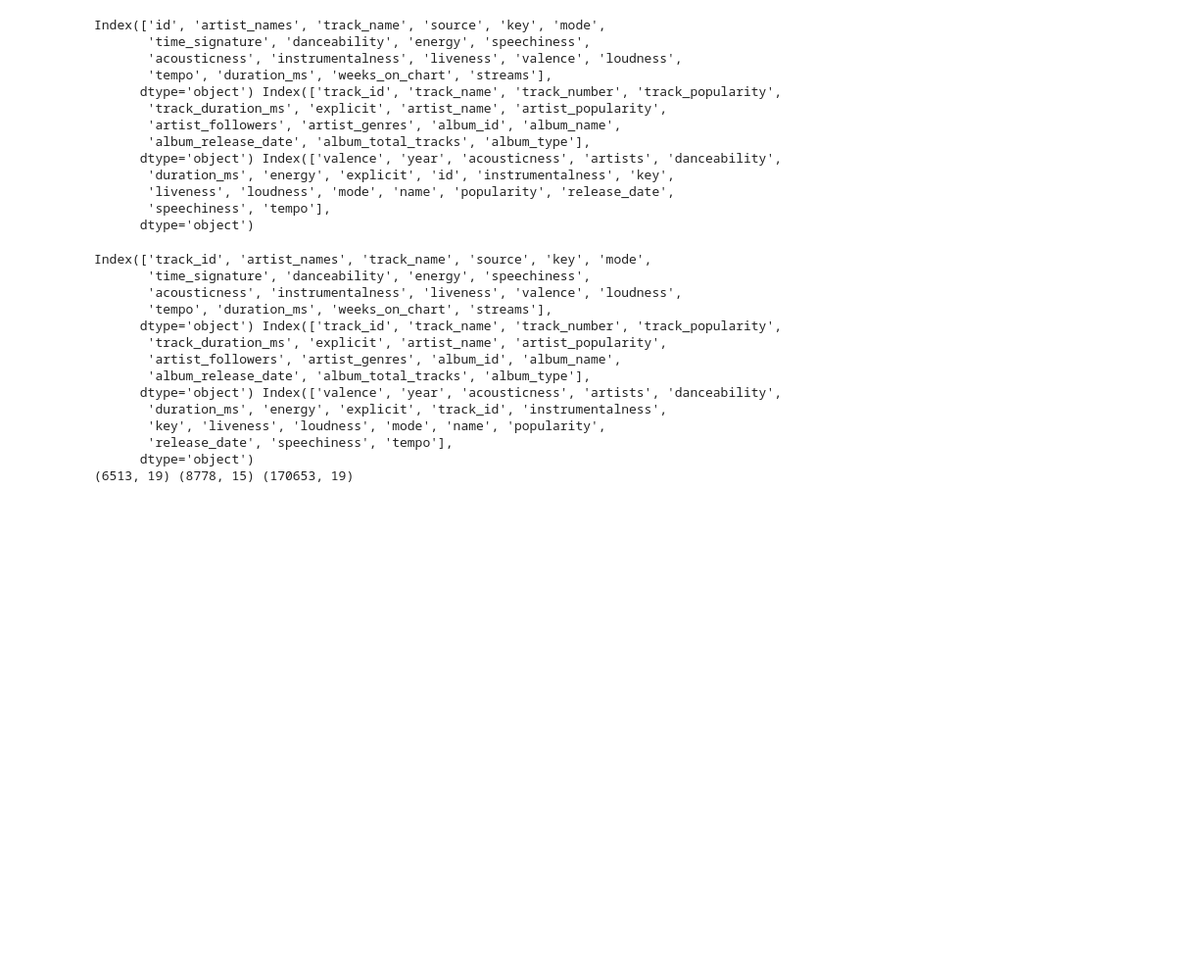
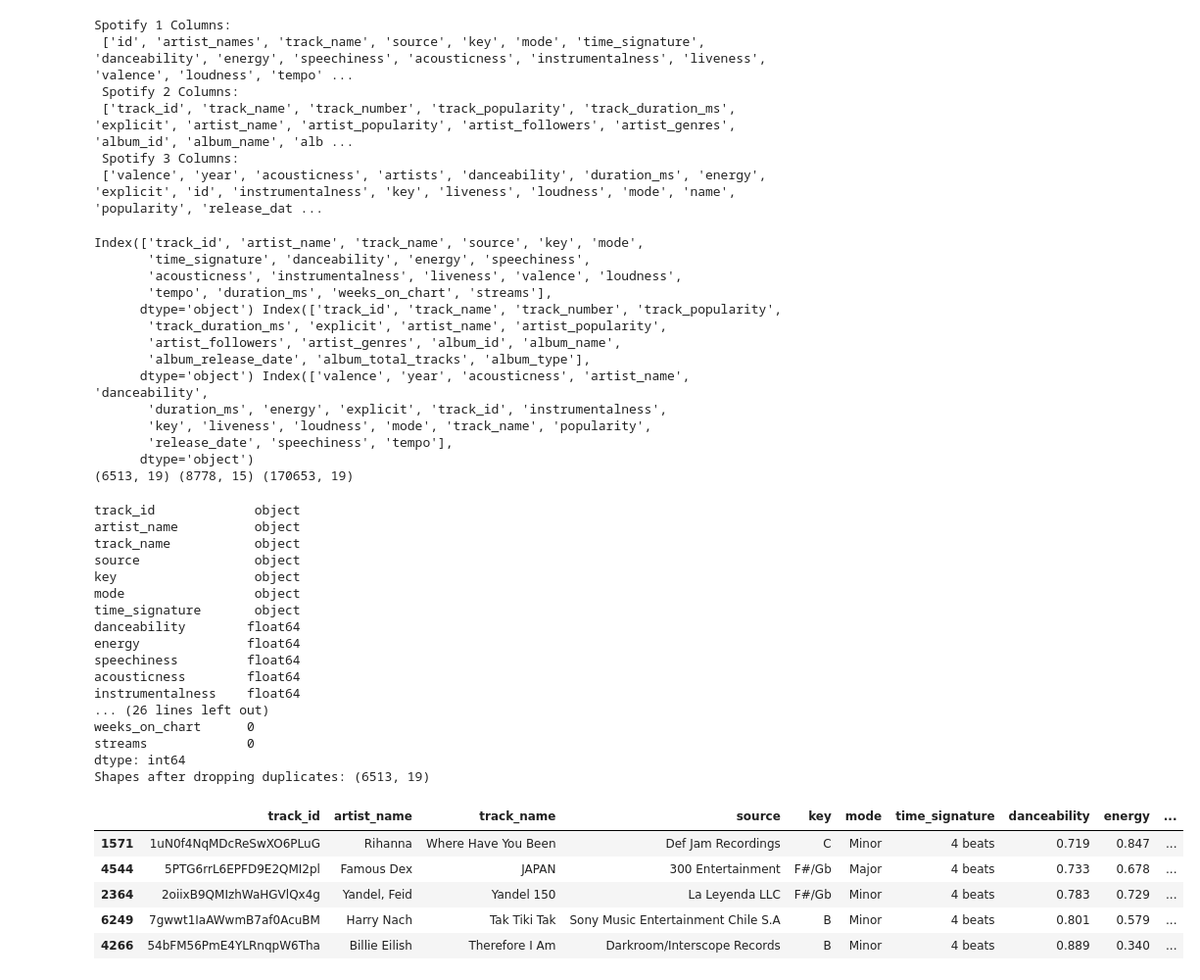
Before and after one commit to renlovette/cpsc368_group-7, a Jupyter notebook: data/spotify_clean.ipynb, the cells around one changed output. Shown at 98% size. Drawn from its saved outputs; the diff is of its cells as text; code cells hidden in the pictures; blank space fills up the shorter version.

```diff
--- a/data/spotify_clean.ipynb
+++ b/data/spotify_clean.ipynb
@@ -11,31 +11,29 @@ spotify_2 = pd.read_csv("raw/spotify_2.csv")
 spotify_3 = pd.read_csv("raw/spotify_3.csv")
 
 # list columns of all three datasets
-print(spotify_1.columns, spotify_2.columns, spotify_3.columns)
+print("Spotify 1 Columns: \n", spotify_1.columns.tolist(), "\n Spotify 2 Columns:\n", spotify_2.columns.tolist(), "\n Spotify 3 Columns:\n", spotify_3.columns.tolist())
 # %% [output]
-Index(['id', 'artist_names', 'track_name', 'source', 'key', 'mode',
-       'time_signature', 'danceability', 'energy', 'speechiness',
-       'acousticness', 'instrumentalness', 'liveness', 'valence', 'loudness',
-       'tempo', 'duration_ms', 'weeks_on_chart', 'streams'],
-      dtype='object') Index(['track_id', 'track_name', 'track_number', 'track_popularity',
-       'track_duration_ms', 'explicit', 'artist_name', 'artist_popularity',
-       'artist_followers', 'artist_genres', 'album_id', 'album_name',
-       'album_release_date', 'album_total_tracks', 'album_type'],
-      dtype='object') Index(['valence', 'year', 'acousticness', 'artists', 'danceability',
-       'duration_ms', 'energy', 'explicit', 'id', 'instrumentalness', 'key',
-       'liveness', 'loudness', 'mode', 'name', 'popularity', 'release_date',
-       'speechiness', 'tempo'],
-      dtype='object')
+Spotify 1 Columns:
+ ['id', 'artist_names', 'track_name', 'source', 'key', 'mode', 'time_signature', 'danceability', 'energy', 'speechiness', 'acousticness', 'instrumentalness', 'liveness', 'valence', 'loudness', 'tempo' ...
+ Spotify 2 Columns:
+ ['track_id', 'track_name', 'track_number', 'track_popularity', 'track_duration_ms', 'explicit', 'artist_name', 'artist_popularity', 'artist_followers', 'artist_genres', 'album_id', 'album_name', 'alb ...
+ Spotify 3 Columns:
+ ['valence', 'year', 'acousticness', 'artists', 'danceability', 'duration_ms', 'energy', 'explicit', 'id', 'instrumentalness', 'key', 'liveness', 'loudness', 'mode', 'name', 'popularity', 'release_dat ...
 # %%
-# renaming columns for merging
+# renaming columns for standardizing
 spotify_1 = spotify_1.rename(columns={"id": "track_id"})
 spotify_3 = spotify_3.rename(columns={"id": "track_id"})
+
+spotify_1 = spotify_1.rename(columns={"artist_names": "artist_name"})
+spotify_3 = spotify_3.rename(columns={"artists": "artist_name"})
+
+spotify_3 = spotify_3.rename(columns={"name": "track_name"})
 
 print(spotify_1.columns, spotify_2.columns, spotify_3.columns)
 
 print(spotify_1.shape, spotify_2.shape, spotify_3.shape)
 # %% [output]
-Index(['track_id', 'artist_names', 'track_name', 'source', 'key', 'mode',
+Index(['track_id', 'artist_name', 'track_name', 'source', 'key', 'mode',
        'time_signature', 'danceability', 'energy', 'speechiness',
        'acousticness', 'instrumentalness', 'liveness', 'valence', 'loudness',
        'tempo', 'duration_ms', 'weeks_on_chart', 'streams'],
@@ -43,9 +41,48 @@ Index(['track_id', 'artist_names', 'track_name', 'source', 'key', 'mode',
        'track_duration_ms', 'explicit', 'artist_name', 'artist_popularity',
        'artist_followers', 'artist_genres', 'album_id', 'album_name',
        'album_release_date', 'album_total_tracks', 'album_type'],
-      dtype='object') Index(['valence', 'year', 'acousticness', 'artists', 'danceability',
+      dtype='object') Index(['valence', 'year', 'acousticness', 'artist_name', 'danceability',
        'duration_ms', 'energy', 'explicit', 'track_id', 'instrumentalness',
-       'key', 'liveness', 'loudness', 'mode', 'name', 'popularity',
+       'key', 'liveness', 'loudness', 'mode', 'track_name', 'popularity',
        'release_date', 'speechiness', 'tempo'],
       dtype='object')
 (6513, 19) (8778, 15) (170653, 19)
+# %%
+# CLEANING: Spotify 1 - Spotify Top Songs And Audio Features
+
+# check data types
+print(spotify_1.dtypes)
+
+# check for missing values
+missing_values_1 = spotify_1.isnull().sum()
+print("Missing values:\n", missing_values_1)
+
+# check for duplicates
+spotify_1 = spotify_1.drop_duplicates()
+print("Shapes after dropping duplicates:", spotify_1.shape)
+
+spotify_1.sample(5)
+# %% [output]
+track_id             object
+artist_name          object
+track_name           object
+source               object
+key                  object
+mode                 object
+time_signature       object
+danceability        float64
+energy              float64
+speechiness         float64
+acousticness        float64
+instrumentalness    float64
+... (26 lines left out)
+weeks_on_chart      0
+streams             0
+dtype: int64
+Shapes after dropping duplicates: (6513, 19)
+|  | track_id | artist_name | track_name | source | key | mode | time_signature | danceability | energy | ... |
+| 1571 | 1uN0f4NqMDcReSwXO6PLuG | Rihanna | Where Have You Been | Def Jam Recordings | C | Minor | 4 beats | 0.719 | 0.847 | ... |
+| 4544 | 5PTG6rrL6EPFD9E2QMI2pl | Famous Dex | JAPAN | 300 Entertainment | F#/Gb | Major | 4 beats | 0.733 | 0.678 | ... |
+| 2364 | 2oiixB9QMIzhWaHGVlQx4g | Yandel, Feid | Yandel 150 | La Leyenda LLC | F#/Gb | Minor | 4 beats | 0.783 | 0.729 | ... |
+| 6249 | 7gwwt1IaAWwmB7af0AcuBM | Harry Nach | Tak Tiki Tak | Sony Music Entertainment Chile S.A | B | Minor | 4 beats | 0.801 | 0.579 | ... |
+| 4266 | 54bFM56PmE4YLRnqpW6Tha | Billie Eilish | Therefore I Am | Darkroom/Interscope Records | B | Minor | 4 beats | 0.889 | 0.340 | ... |
```
Also changed, not shown: parts of 16 cells of this notebook.
